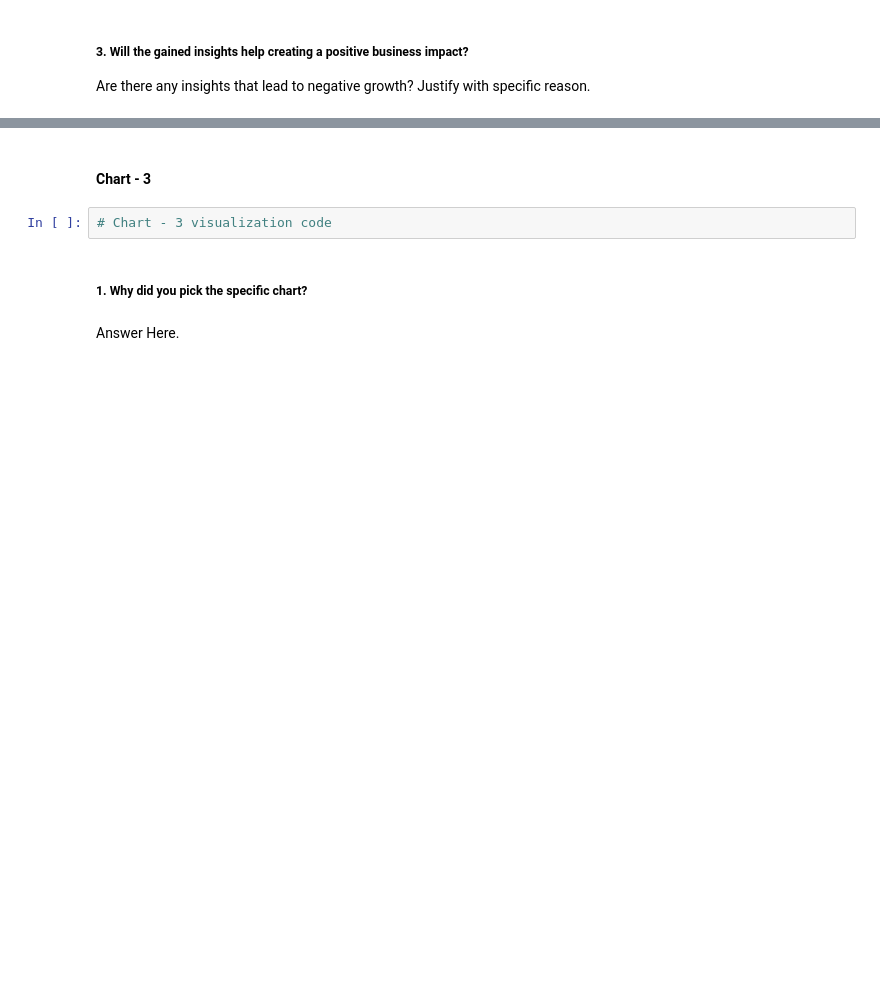
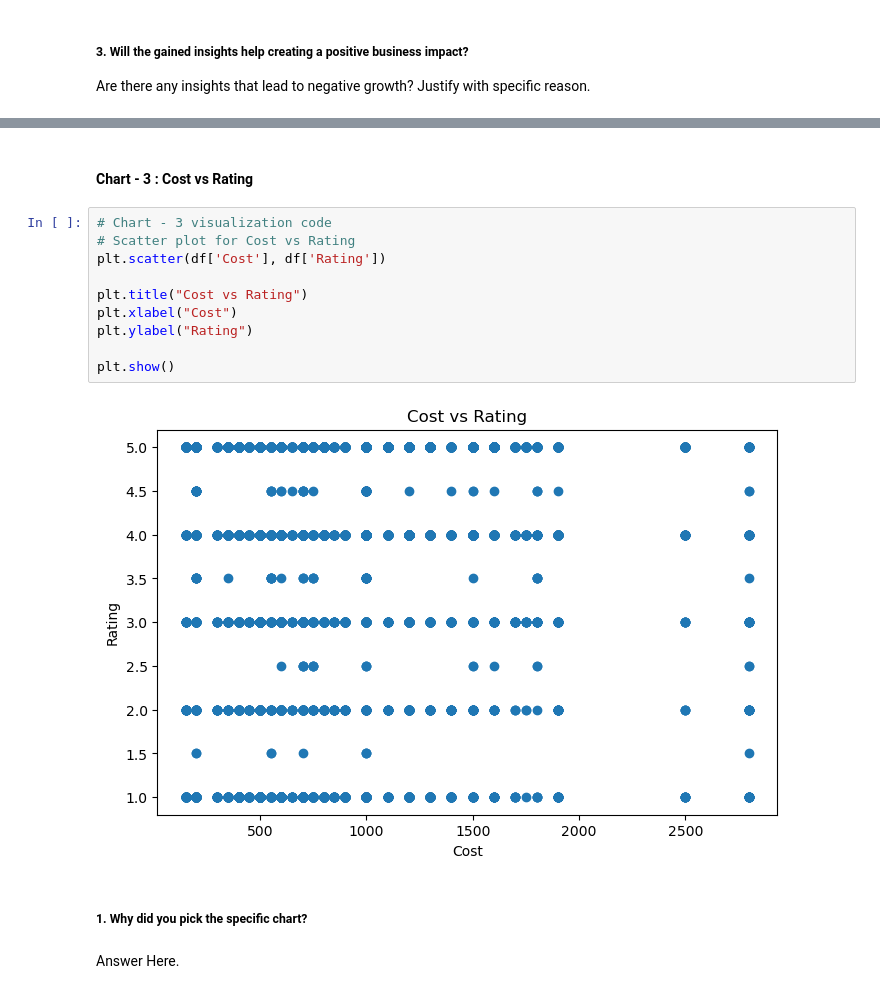
Before and after one commit to updesh1/Zomato_project, a Jupyter notebook: Sample_ML_Submission_Template.ipynb, the cells around one changed output, grey strips where cells are left out. Saved outputs shown, nothing was run; the diff lists cells and outputs as text; blank space fills up the shorter version.

```diff
--- a/Sample_ML_Submission_Template.ipynb
+++ b/Sample_ML_Submission_Template.ipynb
@@ -172,7 +472,17 @@ Answer Here
 # %% [markdown]
-#### Chart - 3
+#### Chart - 3 : Cost vs Rating
-# %%
-# Chart - 3 visualization code
+# %%
+# Chart - 3 visualization code
+# Scatter plot for Cost vs Rating
+plt.scatter(df['Cost'], df['Rating'])
+
+plt.title("Cost vs Rating")
+plt.xlabel("Cost")
+plt.ylabel("Rating")
+
+plt.show()
+# %% [output]
+[figure, added]
 # %% [markdown]
 ##### 1. Why did you pick the specific chart?
 # %% [markdown]
```
Also changed, not shown: parts of 43 cells of this notebook.
